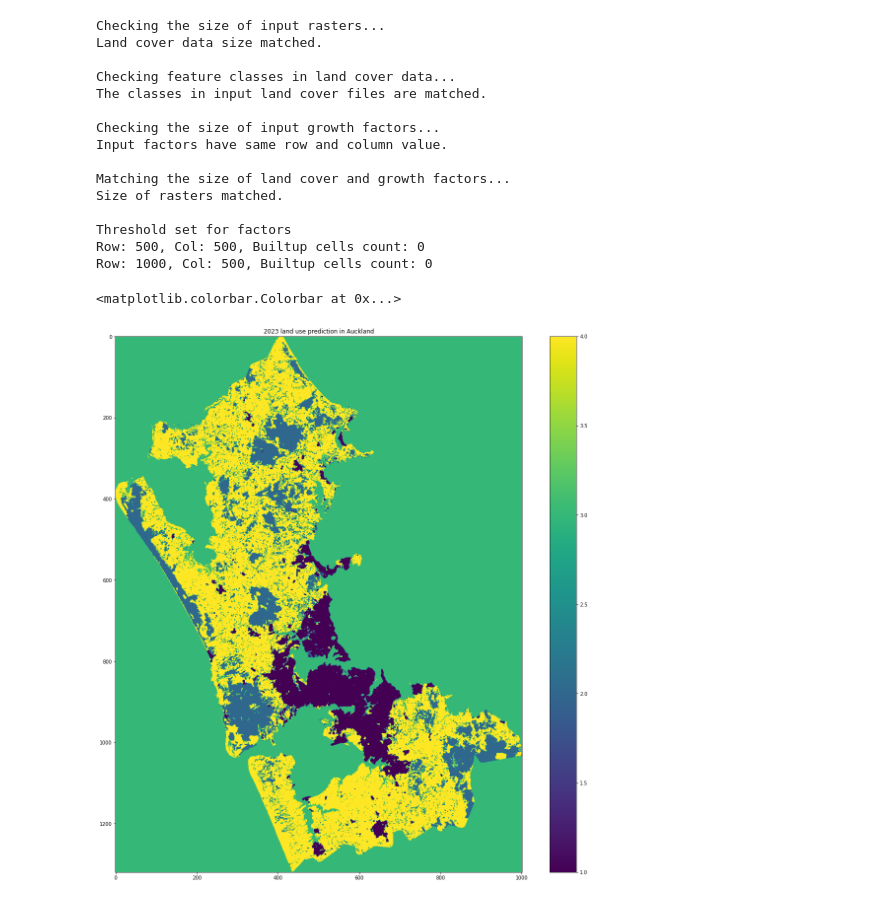
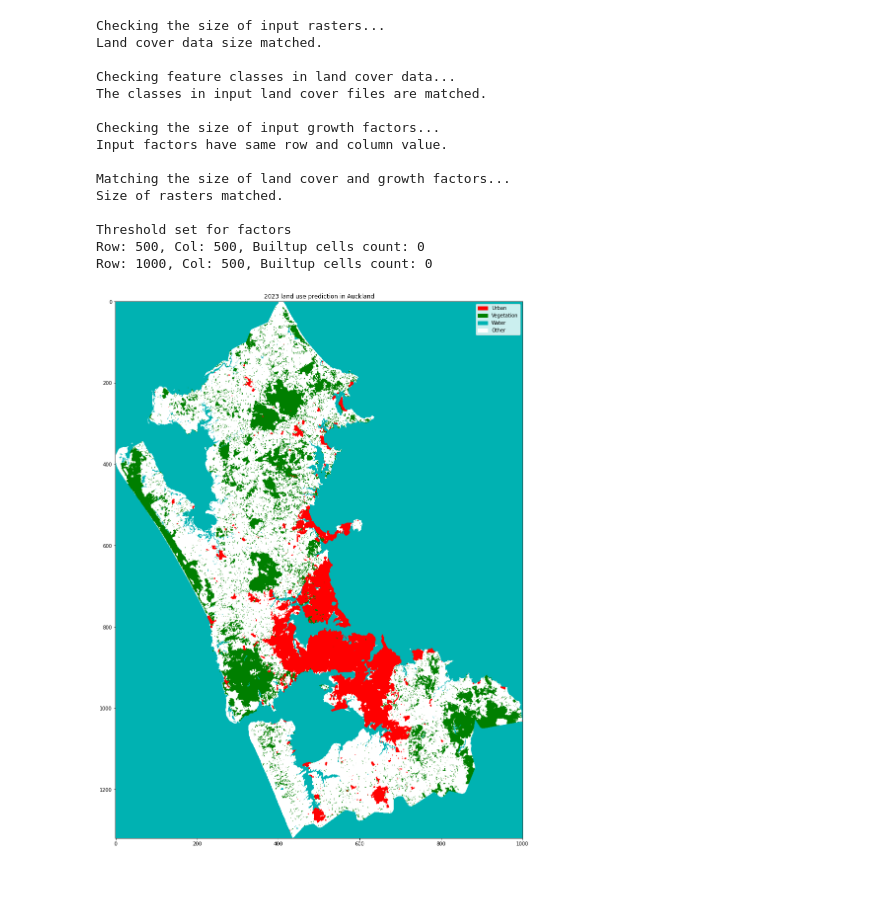
Before and after one commit to rutulUOA/land_use, a Jupyter notebook: predict.ipynb, the cells around one changed output. Saved outputs shown, nothing was run; the diff lists cells and outputs as text; code cells hidden in the pictures.

Commit message:
clearer prediction plot, using discrete colours

```diff
--- a/predict.ipynb
+++ b/predict.ipynb
@@ -100,10 +101,15 @@ Size of rasters matched.
 Threshold set for factors
 Row: 500, Col: 500, Builtup cells count: 0
 Row: 1000, Col: 500, Builtup cells count: 0
-# %%
-plt.imshow(caModel.predicted)
-plt.title("2023 land use prediction in Auckland")
-plt.colorbar()
-# %% [output]
-<matplotlib.colorbar.Colorbar at 0x...>
-[figure, removed]
+# %%
+cmap = {1:[1,0,0],2:[0,.5,0],3:[0,.7,.7],4:[1,1,1]} # Map classes to RGB
+labels = {1:'Urban',2:'Vegetation',3:'Water',4:'Other'}
+arrayShow = np.array([[cmap[i] for i in j] for j in caModel.predicted])
+## create patches as legend
+patches = [mpatches.Patch(color=cmap[i],label=labels[i]) for i in cmap]
+plt.imshow(arrayShow)
+plt.title("2023 land use prediction in Auckland")
+plt.legend(handles=patches)
+plt.show()
+# %% [output]
+[figure, added]
```
Also changed, not shown: parts of 1 cell of this notebook, 1 other file.
